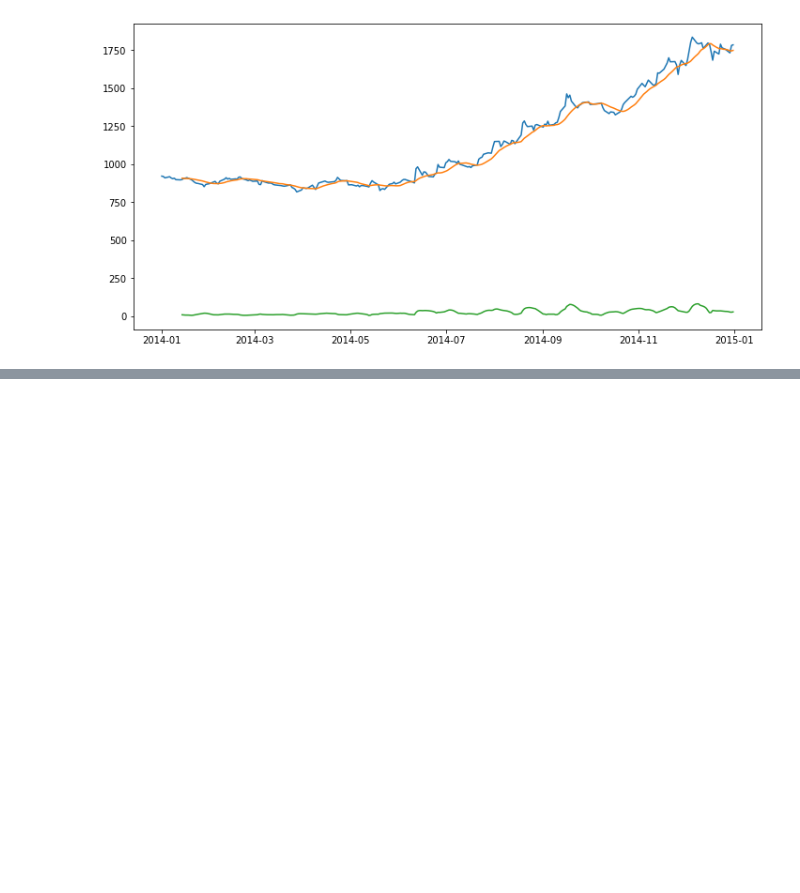
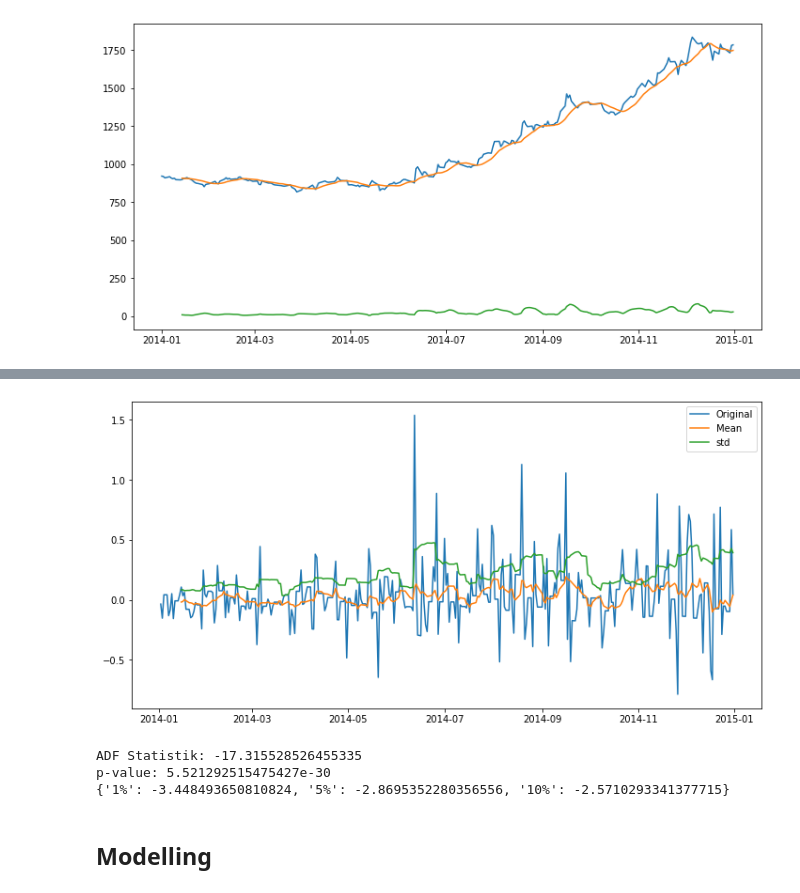
Before and after one commit to iddzzz/stock-price-prediction, a Jupyter notebook: britannia-stock-price-prediction.ipynb, the cells around one changed output, grey strips where cells are left out. Drawn from its saved outputs; the diff is of its cells as text; code cells hidden in the pictures; blank space fills up the shorter version.

```diff
--- a/britannia-stock-price-prediction.ipynb
+++ b/britannia-stock-price-prediction.ipynb
@@ -109,0 +149,30 @@ plt.show()
+# %%
+# Difference Transform
+df_sqrt_diff = df_sqrt - df_sqrt.shift(1)
+
+rollingmean = df_sqrt_diff.rolling(14).mean()
+rollingstd = df_sqrt_diff.rolling(14).std()
+
+plt.figure(figsize=(12, 6))
+plt.plot(df_sqrt_diff, label='Original')
+plt.plot(rollingmean, label='Mean')
+plt.plot(rollingstd, label='std')
+plt.legend()
+plt.show()
+# %% [output]
+[figure, added]
+# %%
+# Augmented Dickey-Fuller test
+from statsmodels.tsa.stattools import adfuller
+
+hasil_adfuller = adfuller(df_sqrt_diff.dropna(), autolag='AIC')
+
+print(f'ADF Statistik: {hasil_adfuller[0]}')
+print(f'p-value: {hasil_adfuller[1]}')
+print(hasil_adfuller[4])
+# %% [output]
+ADF Statistik: -17.315528526455335
+p-value: 5.521292515475427e-30
+{'1%': -3.448493650810824, '5%': -2.8695352280356556, '10%': -2.5710293341377715}
+# %% [markdown]
+## Modelling
```
Also changed, not shown: parts of 12 cells of this notebook.
